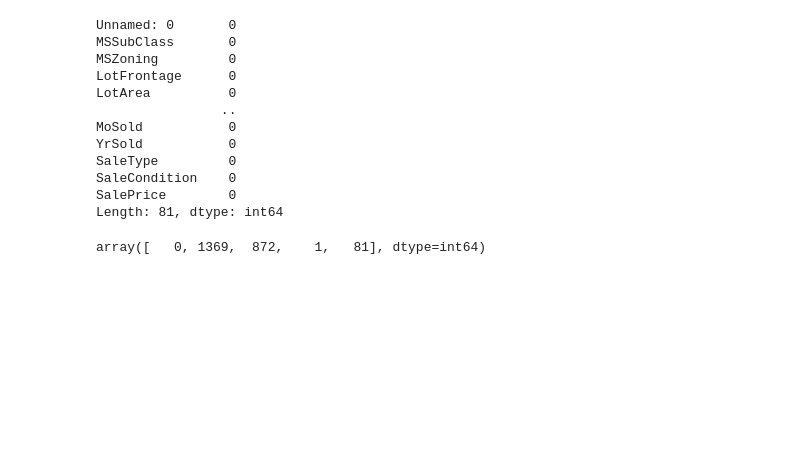
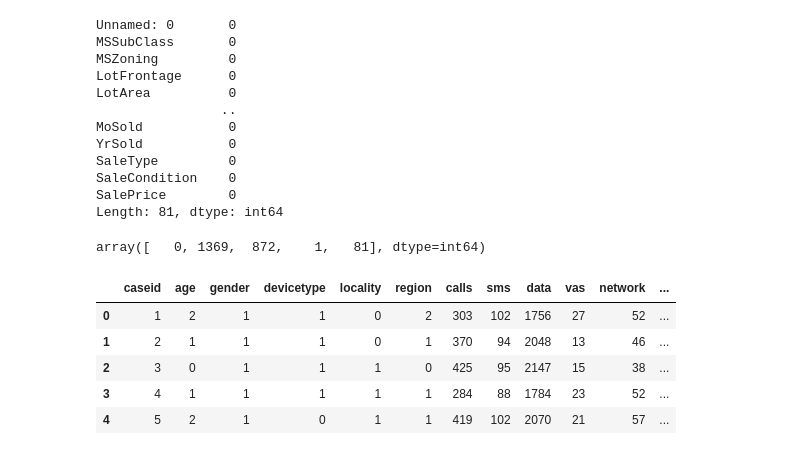
Before and after one commit to vivekkhillar/DS, a Jupyter notebook: practice/lep_2_practice.ipynb, the cells around one changed output. Saved outputs shown, nothing was run; the diff lists cells and outputs as text; code cells hidden in the pictures; blank space fills up the shorter version.

```diff
--- a/practice/lep_2_practice.ipynb
+++ b/practice/lep_2_practice.ipynb
@@ -84,3 +84,15 @@ Length: 81, dtype: int64
 df.isna().sum().unique() # Check for missing values in the DataFrame
 # %% [output]
 array([   0, 1369,  872,    1,   81], dtype=int64)
+# %%
+import pandas as pd
+import matplotlib.pyplot as plt
+dataframe = pd.read_csv('telecom.csv')
+dataframe.head()
+# %% [output]
+|  | caseid | age | gender | devicetype | locality | region | calls | sms | data | vas | network | ... |
+| 0 | 1 | 2 | 1 | 1 | 0 | 2 | 303 | 102 | 1756 | 27 | 52 | ... |
+| 1 | 2 | 1 | 1 | 1 | 0 | 1 | 370 | 94 | 2048 | 13 | 46 | ... |
+| 2 | 3 | 0 | 1 | 1 | 1 | 0 | 425 | 95 | 2147 | 15 | 38 | ... |
+| 3 | 4 | 1 | 1 | 1 | 1 | 1 | 284 | 88 | 1784 | 23 | 52 | ... |
+| 4 | 5 | 2 | 1 | 0 | 1 | 1 | 419 | 102 | 2070 | 21 | 57 | ... |
```
Also changed, not shown: parts of 7 cells of this notebook, 2 other files.
